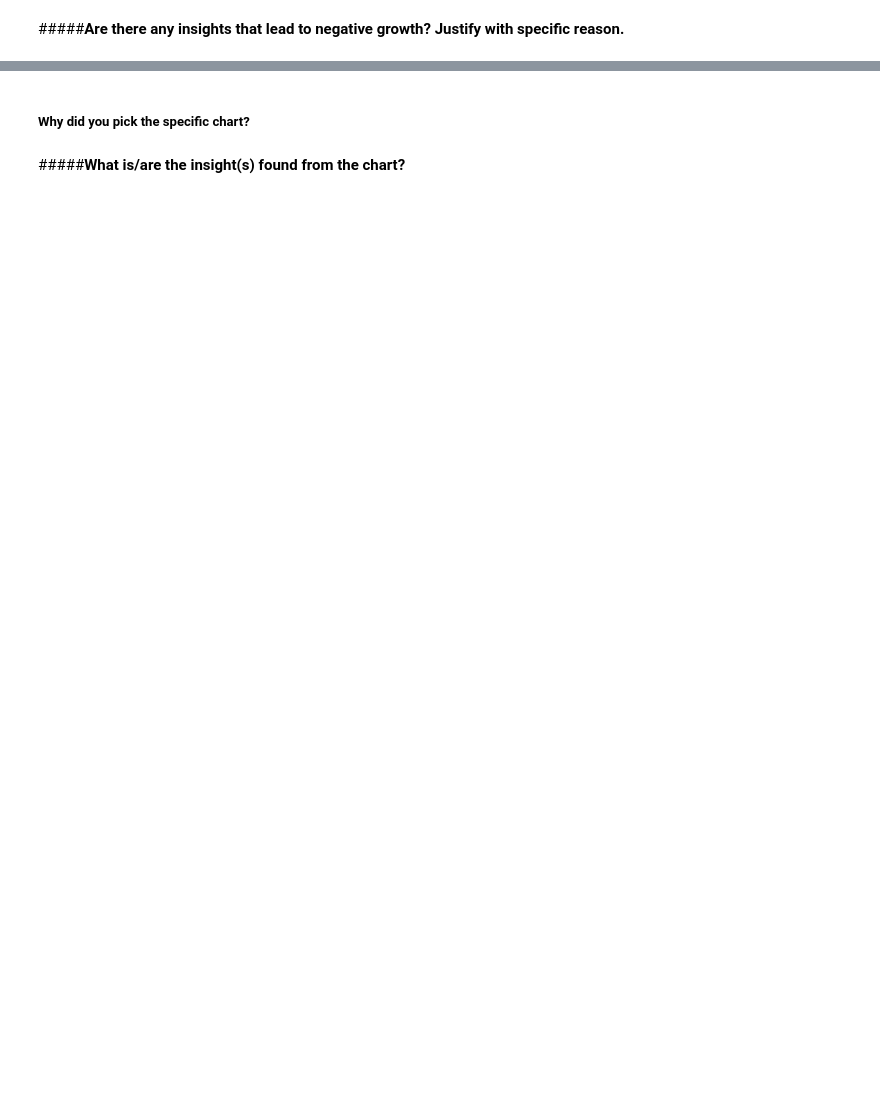
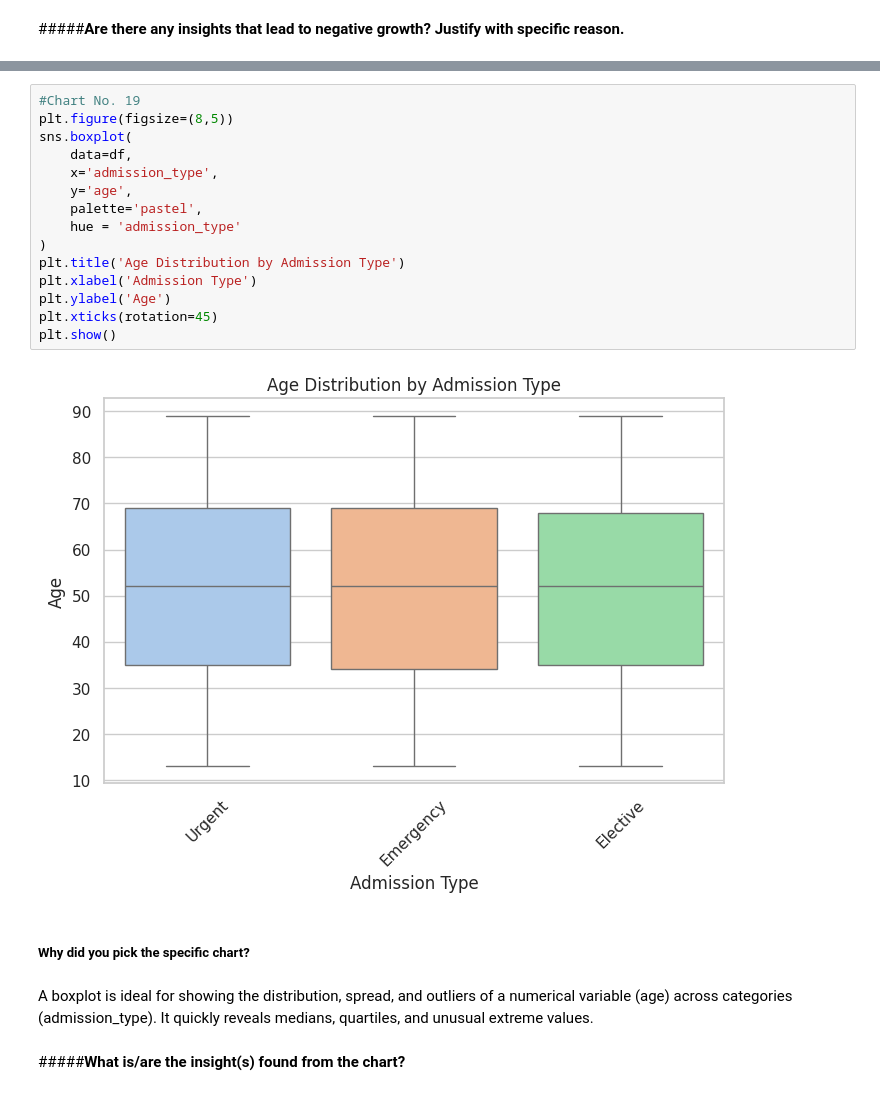
Before and after one commit to Sagarjain93/Healthcare, a Jupyter notebook: Healthcare.ipynb, the cells around one changed output, grey strips where cells are left out. Drawn from its saved outputs; the diff is of its cells as text; blank space fills up the shorter version.

```diff
--- a/Healthcare.ipynb
+++ b/Healthcare.ipynb
@@ -1634,4 +1621,23 @@ plt.show()
+# %%
+#Chart No. 19
+plt.figure(figsize=(8,5))
+sns.boxplot(
+    data=df,
+    x='admission_type',
+    y='age',
+    palette='pastel',
+    hue = 'admission_type'
+)
+plt.title('Age Distribution by Admission Type')
+plt.xlabel('Admission Type')
+plt.ylabel('Age')
+plt.xticks(rotation=45)
+plt.show()
+# %% [output]
+[figure, added]
 # %% [markdown]
 ##### **Why did you pick the specific chart?**
+# %% [markdown]
+A boxplot is ideal for showing the distribution, spread, and outliers of a numerical variable (age) across categories (admission_type). It quickly reveals medians, quartiles, and unusual extreme values.
 # %% [markdown]
 #####**What is/are the insight(s) found from the chart?**
```
Also changed, not shown: parts of 31 cells of this notebook.
